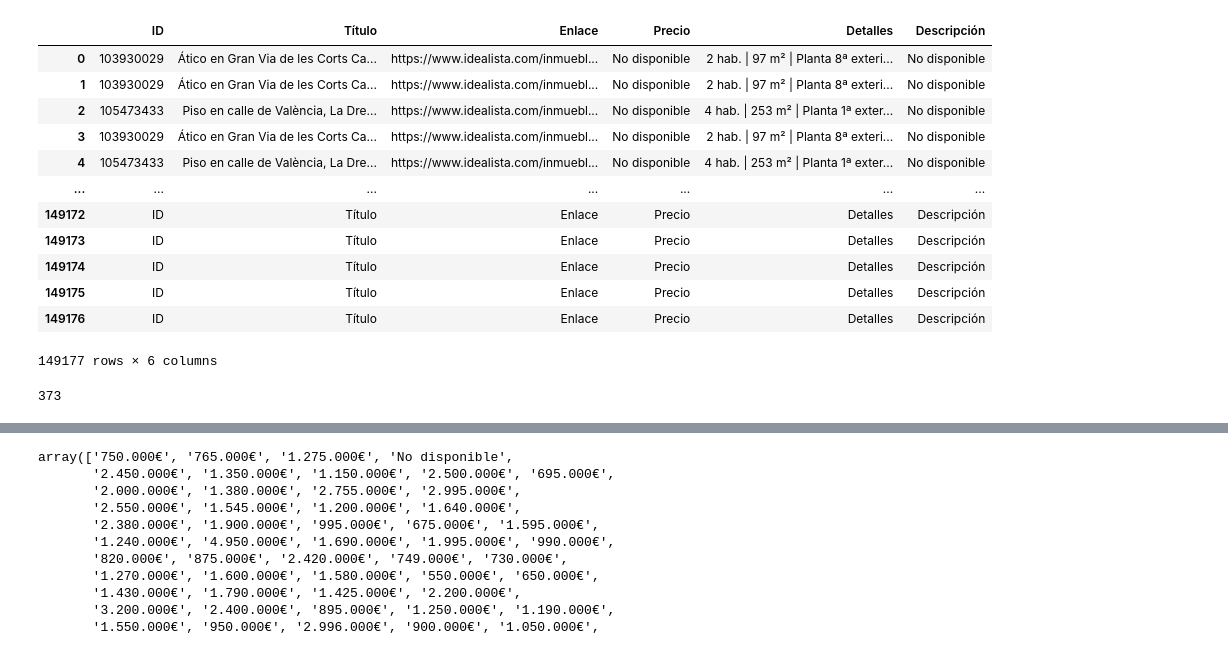
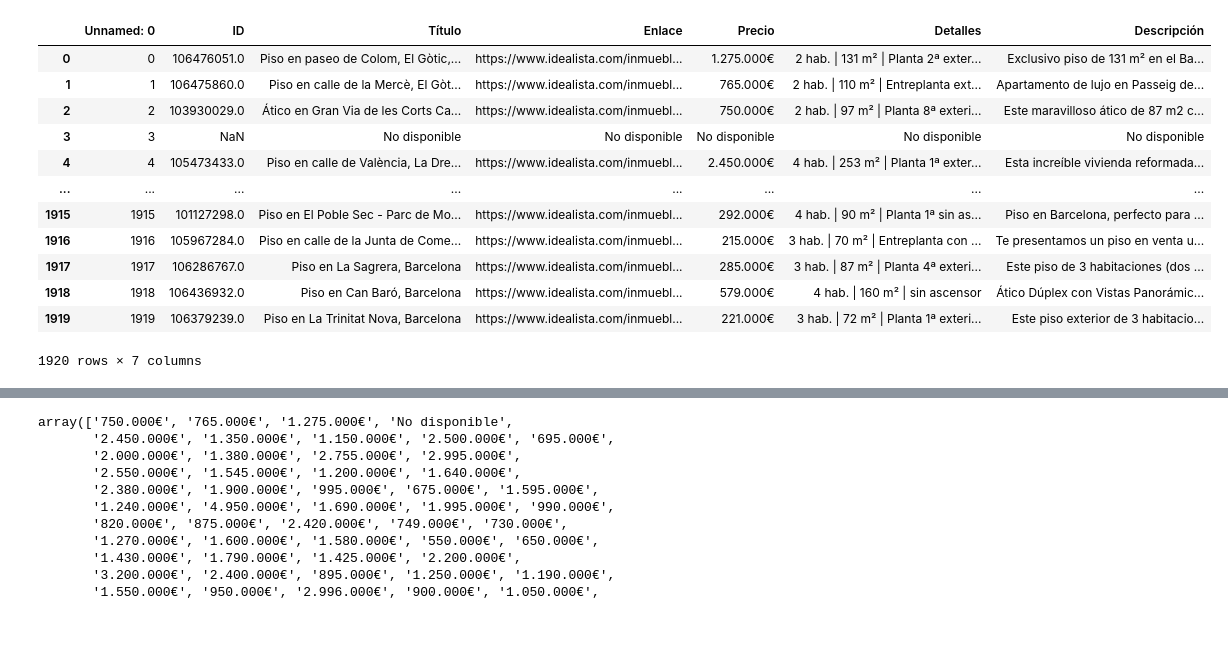
Before and after one commit to AlexanderLB98/Real-estate-webscrapper, a Jupyter notebook: data_analysis.ipynb, the cells around one changed output, grey strips where cells are left out. Saved outputs shown, nothing was run; the diff lists cells and outputs as text; code cells hidden in the pictures.

```diff
--- a/data_analysis.ipynb
+++ b/data_analysis.ipynb
@@ -2,23 +2,19 @@
 import pandas as pd
 # %%
 # df = pd.read_csv("scraped_data-barcelona.csv")
-df = pd.read_csv("scraped_data_2.csv")
+df = pd.read_csv("data/data.csv")
 df
 # %% [output]
-|  | ID | Título | Enlace | Precio | Detalles | Descripción |
-| 0 | 103930029 | Ático en Gran Via de les Corts Ca... | https://www.idealista.com/inmuebl... | No disponible | 2 hab. | 97 m² | Planta 8ª exteri... | No disponible |
-| 1 | 103930029 | Ático en Gran Via de les Corts Ca... | https://www.idealista.com/inmuebl... | No disponible | 2 hab. | 97 m² | Planta 8ª exteri... | No disponible |
-| 2 | 105473433 | Piso en calle de València, La Dre... | https://www.idealista.com/inmuebl... | No disponible | 4 hab. | 253 m² | Planta 1ª exter... | No disponible |
-| 3 | 103930029 | Ático en Gran Via de les Corts Ca... | https://www.idealista.com/inmuebl... | No disponible | 2 hab. | 97 m² | Planta 8ª exteri... | No disponible |
-| 4 | 105473433 | Piso en calle de València, La Dre... | https://www.idealista.com/inmuebl... | No disponible | 4 hab. | 253 m² | Planta 1ª exter... | No disponible |
-| ... | ... | ... | ... | ... | ... | ... |
-| 149172 | ID | Título | Enlace | Precio | Detalles | Descripción |
-| 149173 | ID | Título | Enlace | Precio | Detalles | Descripción |
-| 149174 | ID | Título | Enlace | Precio | Detalles | Descripción |
-| 149175 | ID | Título | Enlace | Precio | Detalles | Descripción |
-| 149176 | ID | Título | Enlace | Precio | Detalles | Descripción |
+|  | Unnamed: 0 | ID | Título | Enlace | Precio | Detalles | Descripción |
+| 0 | 0 | 106476051.0 | Piso en paseo de Colom, El Gòtic,... | https://www.idealista.com/inmuebl... | 1.275.000€ | 2 hab. | 131 m² | Planta 2ª exter... | Exclusivo piso de 131 m² en el Ba... |
+| 1 | 1 | 106475860.0 | Piso en calle de la Mercè, El Gòt... | https://www.idealista.com/inmuebl... | 765.000€ | 2 hab. | 110 m² | Entreplanta ext... | Apartamento de lujo en Passeig de... |
+| 2 | 2 | 103930029.0 | Ático en Gran Via de les Corts Ca... | https://www.idealista.com/inmuebl... | 750.000€ | 2 hab. | 97 m² | Planta 8ª exteri... | Este maravilloso ático de 87 m2 c... |
+| 3 | 3 | NaN | No disponible | No disponible | No disponible | No disponible | No disponible |
+| 4 | 4 | 105473433.0 | Piso en calle de València, La Dre... | https://www.idealista.com/inmuebl... | 2.450.000€ | 4 hab. | 253 m² | Planta 1ª exter... | Esta increíble vivienda reformada... |
+| ... | ... | ... | ... | ... | ... | ... | ... |
+| 1915 | 1915 | 101127298.0 | Piso en El Poble Sec - Parc de Mo... | https://www.idealista.com/inmuebl... | 292.000€ | 4 hab. | 90 m² | Planta 1ª sin as... | Piso en Barcelona, perfecto para ... |
+| 1916 | 1916 | 105967284.0 | Piso en calle de la Junta de Come... | https://www.idealista.com/inmuebl... | 215.000€ | 3 hab. | 70 m² | Entreplanta con ... | Te presentamos un piso en venta u... |
+| 1917 | 1917 | 106286767.0 | Piso en La Sagrera, Barcelona | https://www.idealista.com/inmuebl... | 285.000€ | 3 hab. | 87 m² | Planta 4ª exteri... | Este piso de 3 habitaciones (dos ... |
+| 1918 | 1918 | 106436932.0 | Piso en Can Baró, Barcelona | https://www.idealista.com/inmuebl... | 579.000€ | 4 hab. | 160 m² | sin ascensor | Ático Dúplex con Vistas Panorámic... |
+| 1919 | 1919 | 106379239.0 | Piso en La Trinitat Nova, Barcelona | https://www.idealista.com/inmuebl... | 221.000€ | 3 hab. | 72 m² | Planta 1ª exteri... | Este piso exterior de 3 habitacio... |
-149177 rows × 6 columns
+1920 rows × 7 columns
-# %%
-len(df["ID"].unique())
-# %% [output]
-373
```
Also changed, not shown: parts of 2 cells of this notebook, 5 other files.
